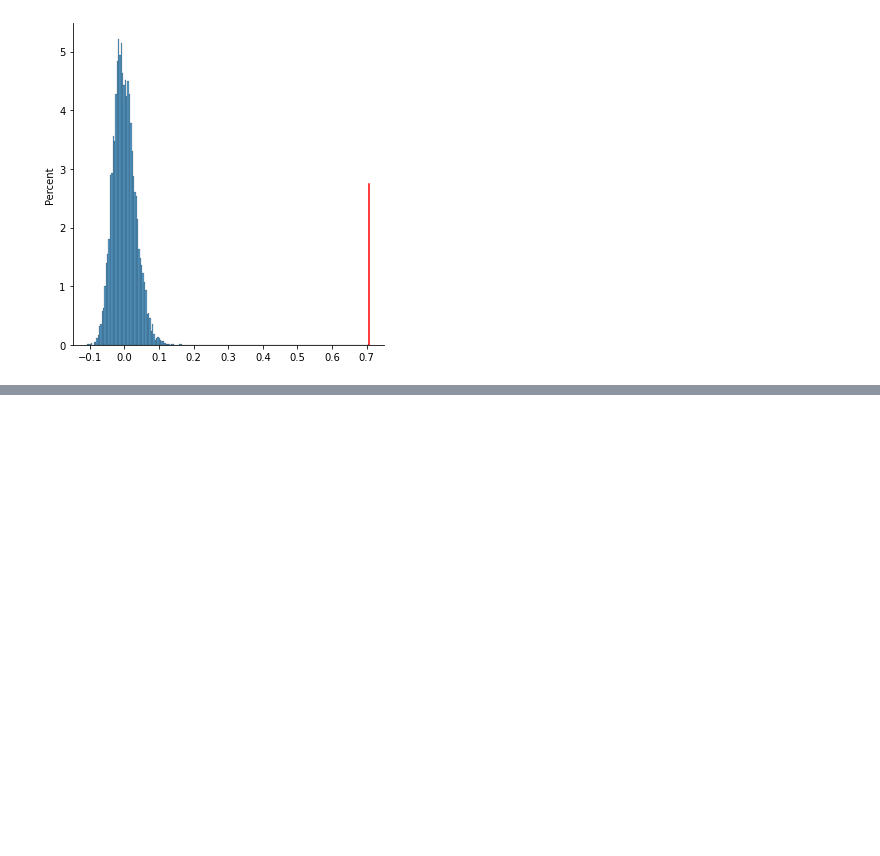
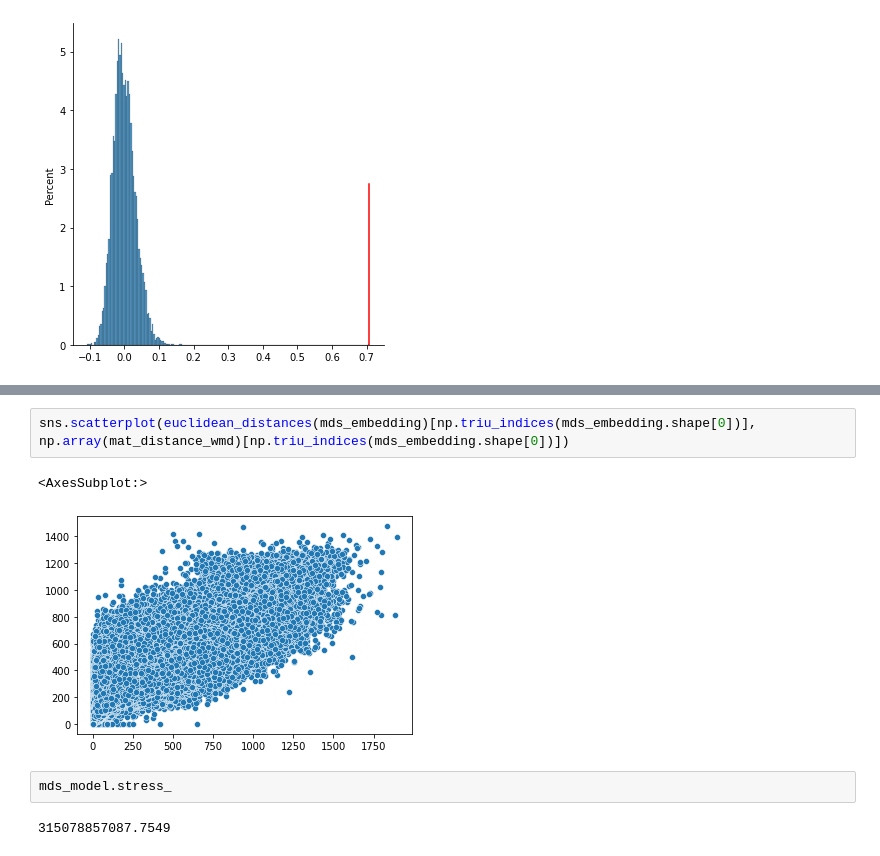
Before and after one commit to dmkant/projet-statistique-2022, a Jupyter notebook: doc_embedding/compare_distance_emb.ipynb, the cells around one changed output, grey strips where cells are left out. Drawn from its saved outputs; the diff is of its cells as text; blank space fills up the shorter version.

```diff
--- a/doc_embedding/compare_distance_emb.ipynb
+++ b/doc_embedding/compare_distance_emb.ipynb
@@ -140,0 +180,9 @@ Coefficient: 0.7084662792820879 -- pvalue empirique : 0.0001
+# %%
+sns.scatterplot(euclidean_distances(mds_embedding)[np.triu_indices(mds_embedding.shape[0])], np.array(mat_distance_wmd)[np.triu_indices(mds_embedding.shape[0])])
+# %% [output]
+<AxesSubplot:>
+[figure, added]
+# %%
+mds_model.stress_
+# %% [output]
+315078857087.7549
```
Also changed, not shown: parts of 5 cells of this notebook.
